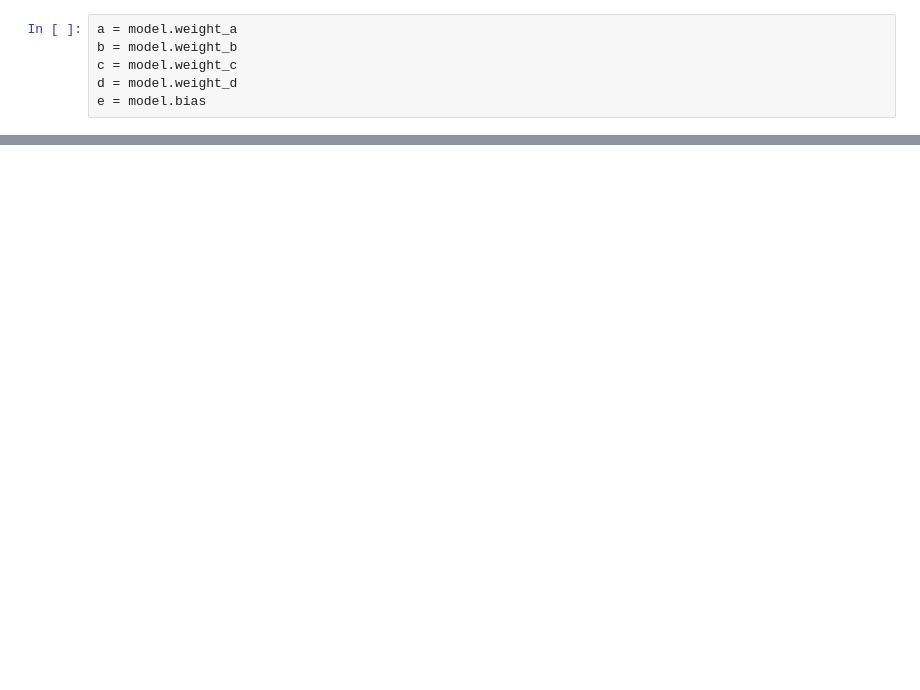
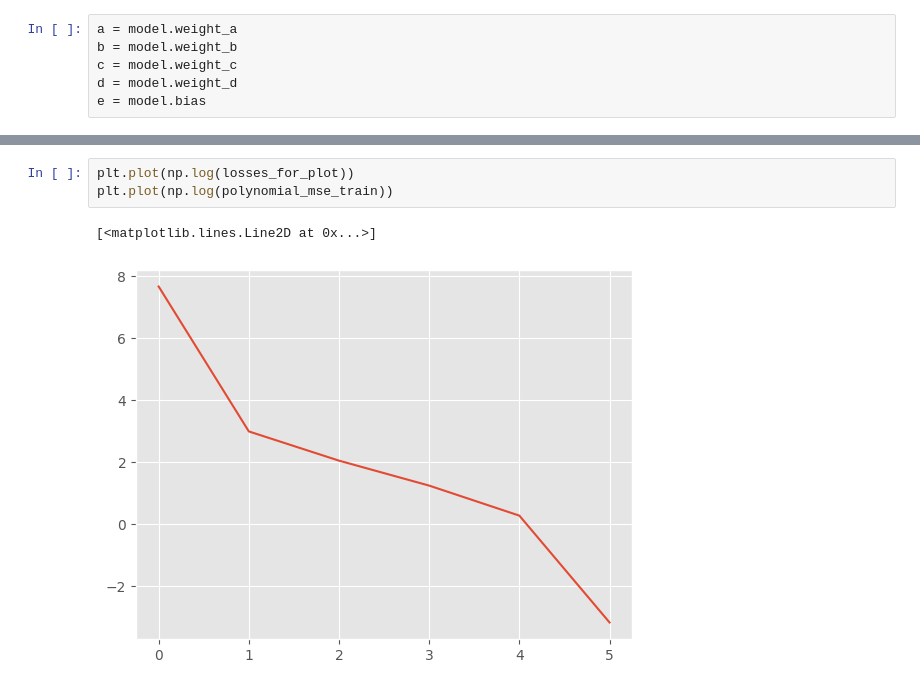
Before and after one commit to cm23ru-uol/MATH2603_individual_summative, a Jupyter notebook: main.ipynb, the cells around one changed output, grey strips where cells are left out. Drawn from its saved outputs; the diff is of its cells as text; blank space fills up the shorter version.

```diff
--- a/main.ipynb
+++ b/main.ipynb
@@ -286 +304,7 @@ NN MSE: 0.4755012502636434
 Polynomial Regression MSE: 0.37636243729848007
+# %%
+plt.plot(np.log(losses_for_plot))
+plt.plot(np.log(polynomial_mse_train))
+# %% [output]
+[<matplotlib.lines.Line2D at 0x...>]
+[figure, added]
```
Also changed, not shown: parts of 14 cells of this notebook, 1 other file.
